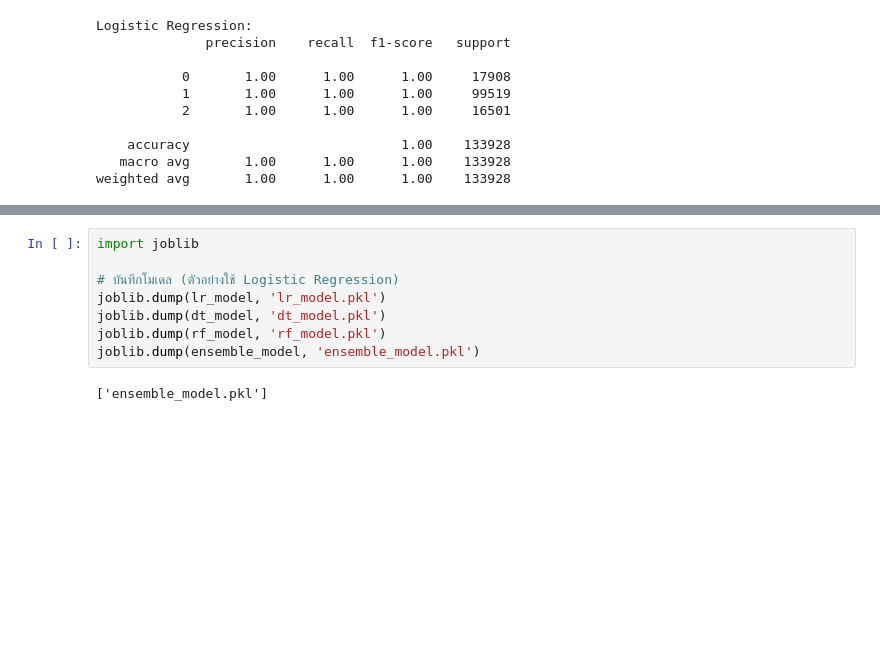
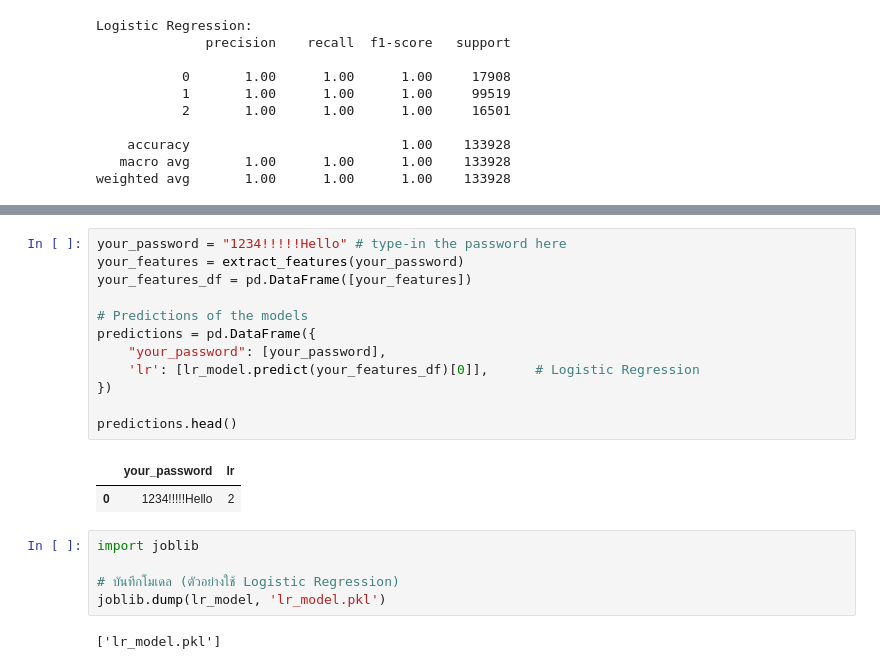
Before and after one commit to SupawitSaelim/WebCiscoConfig, a Jupyter notebook: documents/NLP_New_Accuracy1/password_Strength_acc1.ipynb, the cells around one changed output, grey strips where cells are left out. Saved outputs shown, nothing was run; the diff lists cells and outputs as text; blank space fills up the shorter version.

```diff
--- a/documents/NLP_New_Accuracy1/password_Strength_acc1.ipynb
+++ b/documents/NLP_New_Accuracy1/password_Strength_acc1.ipynb
@@ -230,10 +157,22 @@ predictions.head()
+# %%
+your_password = "1234!!!!!Hello" # type-in the password here
+your_features = extract_features(your_password)
+your_features_df = pd.DataFrame([your_features])
+
+# Predictions of the models
+predictions = pd.DataFrame({
+    "your_password": [your_password],
+    'lr': [lr_model.predict(your_features_df)[0]],      # Logistic Regression
+})
+
+predictions.head()
+# %% [output]
+|  | your_password | lr |
+| 0 | 1234!!!!!Hello | 2 |
 # %%
 import joblib
 
 # บันทึกโมเดล (ตัวอย่างใช้ Logistic Regression)
 joblib.dump(lr_model, 'lr_model.pkl')
-joblib.dump(dt_model, 'dt_model.pkl')
-joblib.dump(rf_model, 'rf_model.pkl')
-joblib.dump(ensemble_model, 'ensemble_model.pkl')
 # %% [output]
-['ensemble_model.pkl']
+['lr_model.pkl']
```
Also changed, not shown: parts of 9 cells of this notebook, 2 other files.
